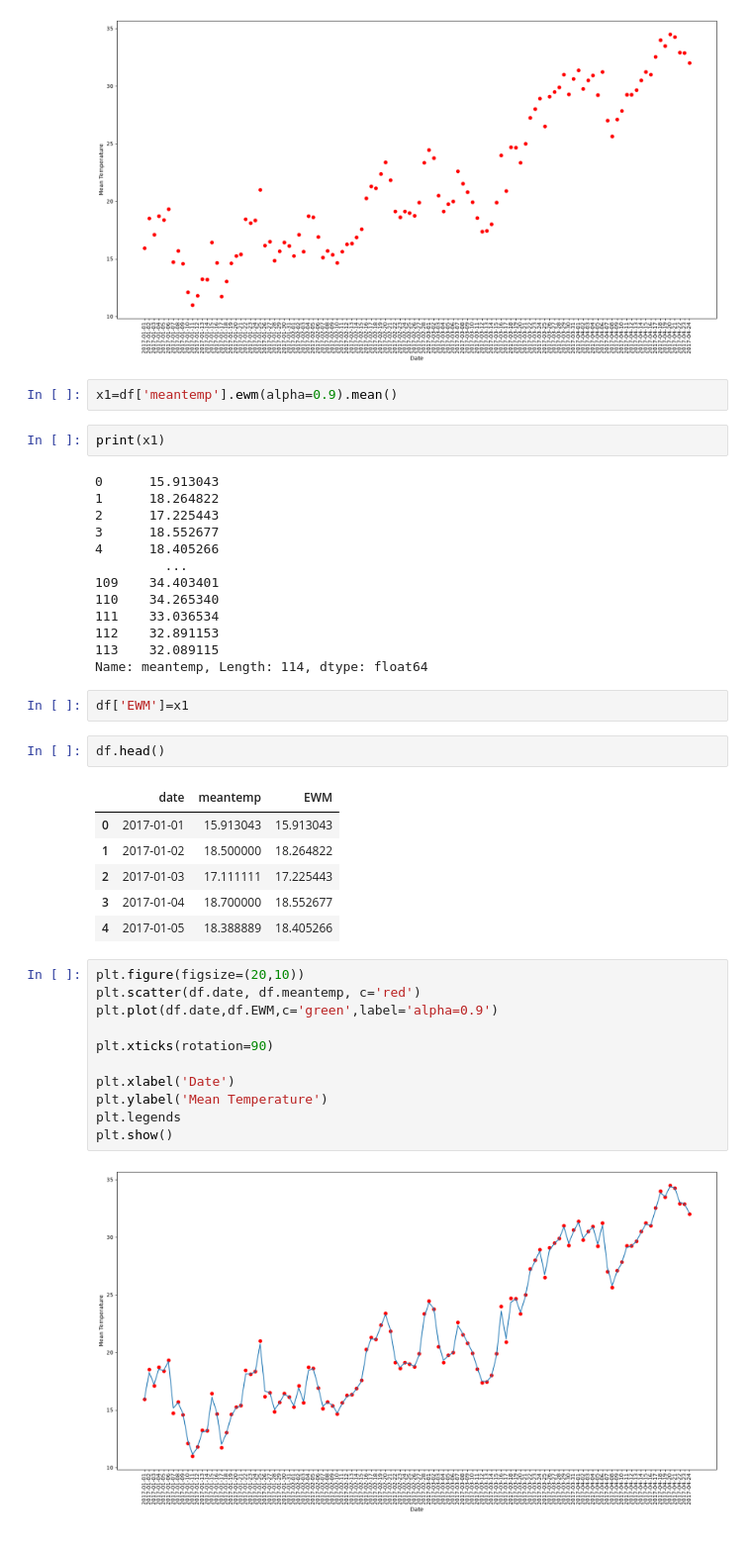
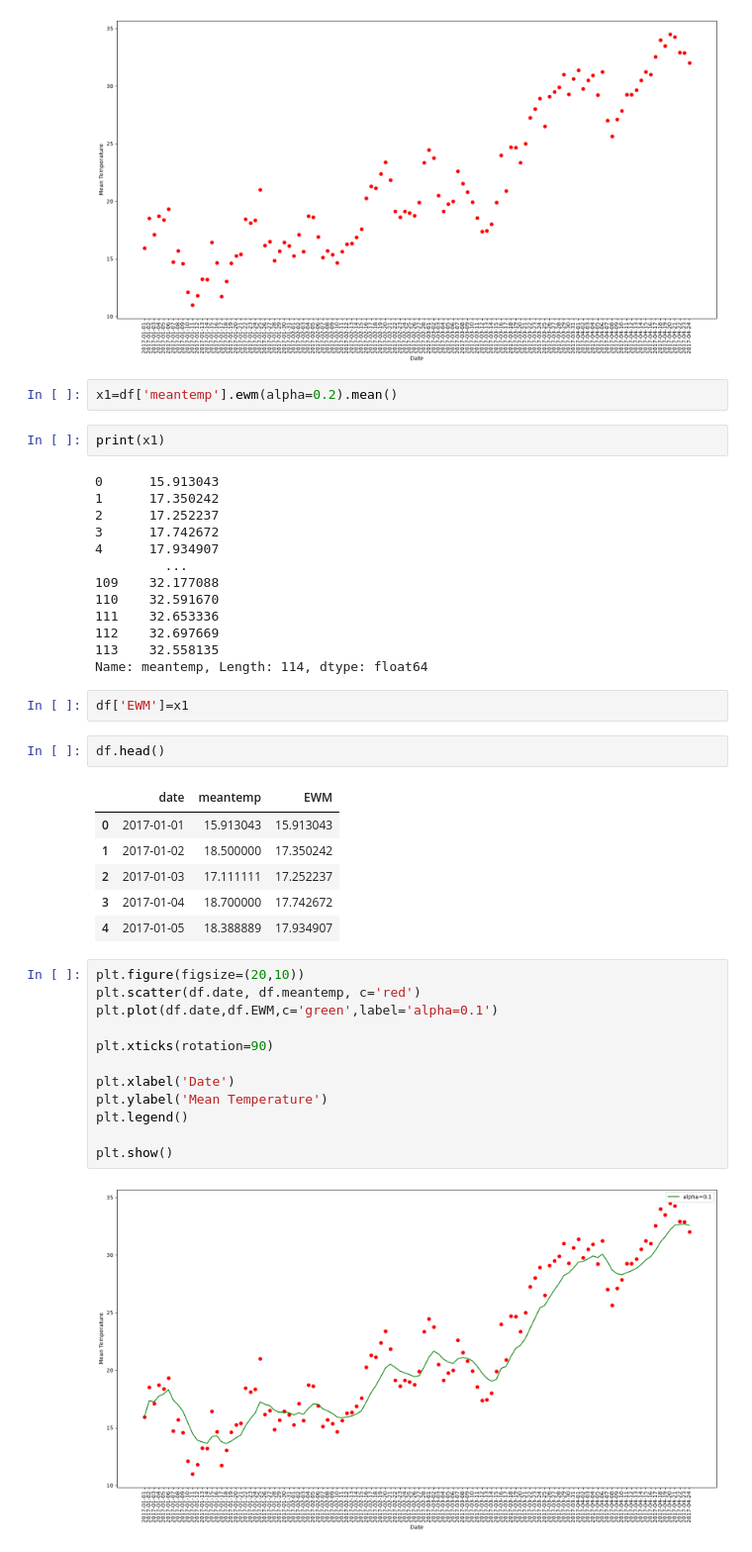
Before and after one commit to yuvraj619/Daily-DeepLearning, a Jupyter notebook: Day13_EWMA.ipynb, the cells around one changed output. Shown at 99% size. Drawn from its saved outputs; the diff is of its cells as text.

```diff
--- a/Day13_EWMA.ipynb
+++ b/Day13_EWMA.ipynb
@@ -38,21 +38,21 @@ plt.show()
 # %% [output]
 [figure]
 # %%
-x1=df['meantemp'].ewm(alpha=0.9).mean()
+x1=df['meantemp'].ewm(alpha=0.2).mean()
 # %%
 print(x1)
 # %% [output]
 0      15.913043
-1      18.264822
-2      17.225443
-3      18.552677
-4      18.405266
+1      17.350242
+2      17.252237
+3      17.742672
+4      17.934907
          ...
-109    34.403401
-110    34.265340
-111    33.036534
-112    32.891153
-113    32.089115
+109    32.177088
+110    32.591670
+111    32.653336
+112    32.697669
+113    32.558135
 Name: meantemp, Length: 114, dtype: float64
 # %%
 df['EWM']=x1
@@ -61,20 +61,21 @@ df.head()
 # %% [output]
 |  | date | meantemp | EWM |
 | 0 | 2017-01-01 | 15.913043 | 15.913043 |
-| 1 | 2017-01-02 | 18.500000 | 18.264822 |
-| 2 | 2017-01-03 | 17.111111 | 17.225443 |
-| 3 | 2017-01-04 | 18.700000 | 18.552677 |
-| 4 | 2017-01-05 | 18.388889 | 18.405266 |
+| 1 | 2017-01-02 | 18.500000 | 17.350242 |
+| 2 | 2017-01-03 | 17.111111 | 17.252237 |
+| 3 | 2017-01-04 | 18.700000 | 17.742672 |
+| 4 | 2017-01-05 | 18.388889 | 17.934907 |
 # %%
 plt.figure(figsize=(20,10))
 plt.scatter(df.date, df.meantemp, c='red')
-plt.plot(df.date,df.EWM,c='green',label='alpha=0.9')
+plt.plot(df.date,df.EWM,c='green',label='alpha=0.1')
 
 plt.xticks(rotation=90)
 
 plt.xlabel('Date')
 plt.ylabel('Mean Temperature')
-plt.legends
+plt.legend()
+
 plt.show()
 # %% [output]
-[figure, old version]
+[figure, new version]
```
Also changed, not shown: 1 other file.
